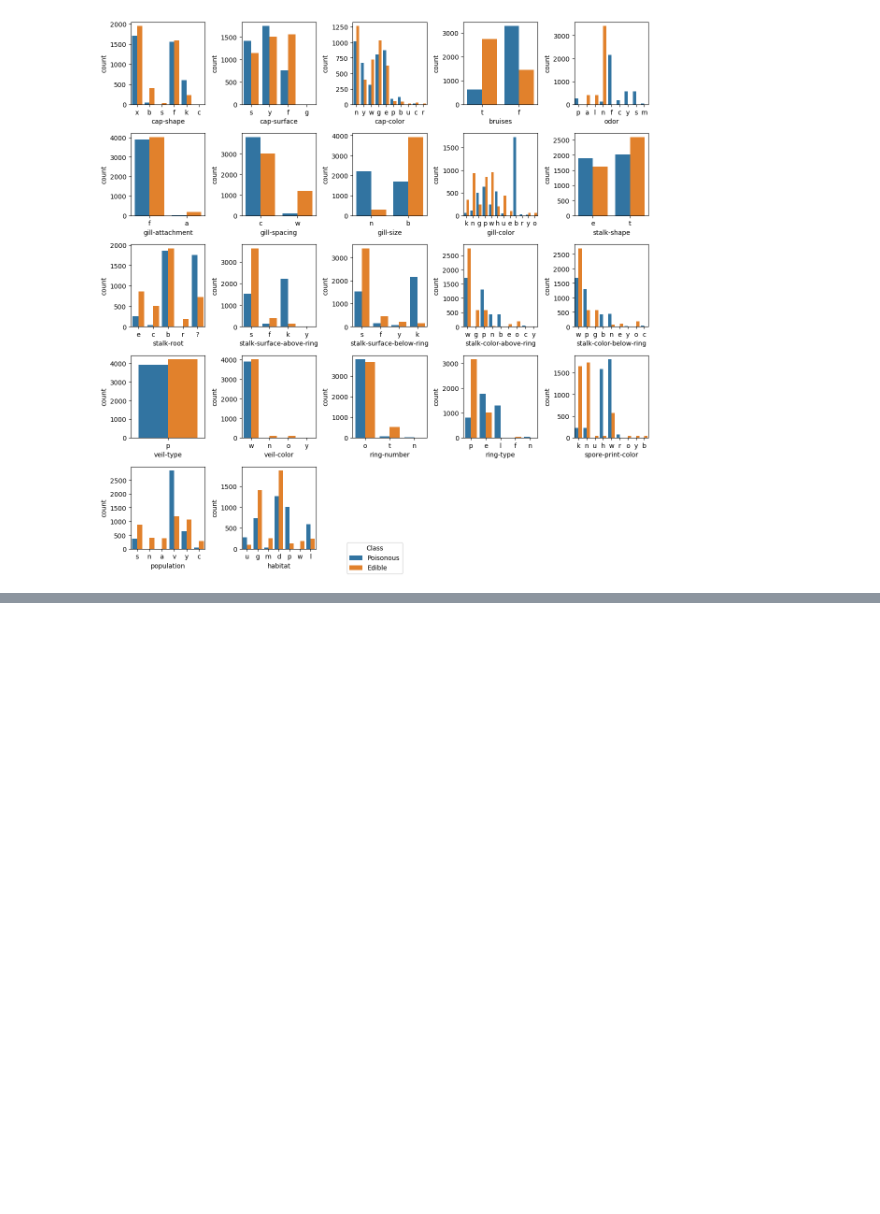
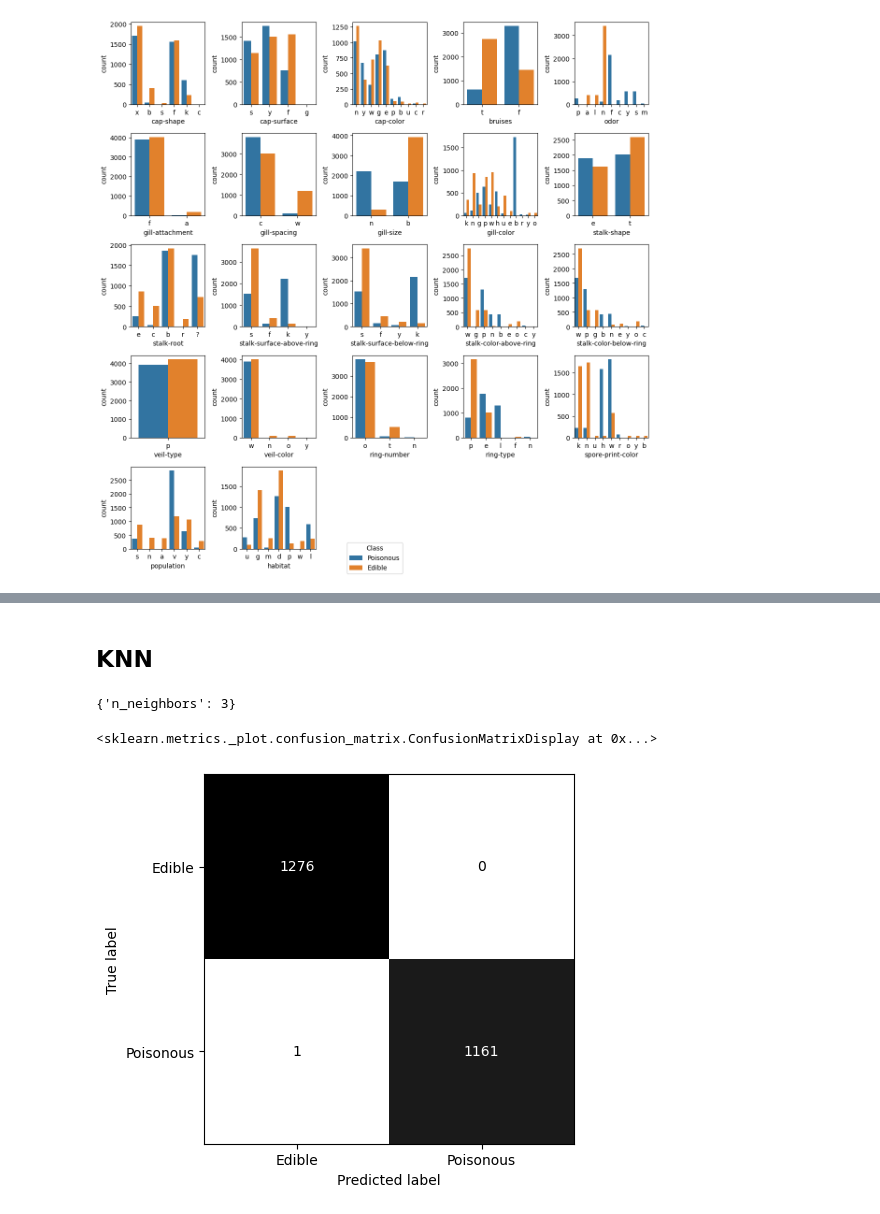
Before and after one commit to mattbbernstein/dmsl-isye7406, a Jupyter notebook: hw5/ExploratoryAnalysis.ipynb, the cells around one changed output, grey strips where cells are left out. Cells and saved outputs as stored; diff of their text form; code cells hidden in the pictures; blank space fills up the shorter version.

```diff
--- a/hw5/ExploratoryAnalysis.ipynb
+++ b/hw5/ExploratoryAnalysis.ipynb
@@ -50,0 +131,20 @@ class_counts_fig.tight_layout(pad=1.0)
+# %% [markdown]
+## KNN
+# %%
+param_grid = {
+    "n_neighbors": np.arange(start=3, stop=25, step=2),
+}
+
+knn_model = GridSearchCV(estimator=KNeighborsClassifier(),
+                      param_grid=param_grid,
+                      scoring='accuracy', cv = 5,
+                      n_jobs=cpu_count(), refit = True)
+knn_model.fit(X_train_encoded, y_train_encoded)
+print(knn_model.best_params_)
+
+ConfusionMatrixDisplay.from_estimator(knn_model, X_test_encoded, y_test_encoded,
+    display_labels=["Edible", "Poisonous"], cmap="Greys", colorbar=False)
+# %% [output]
+{'n_neighbors': 3}
+<sklearn.metrics._plot.confusion_matrix.ConfusionMatrixDisplay at 0x...>
+[figure, added]
```
Also changed, not shown: parts of 16 cells of this notebook, 1 other file.
